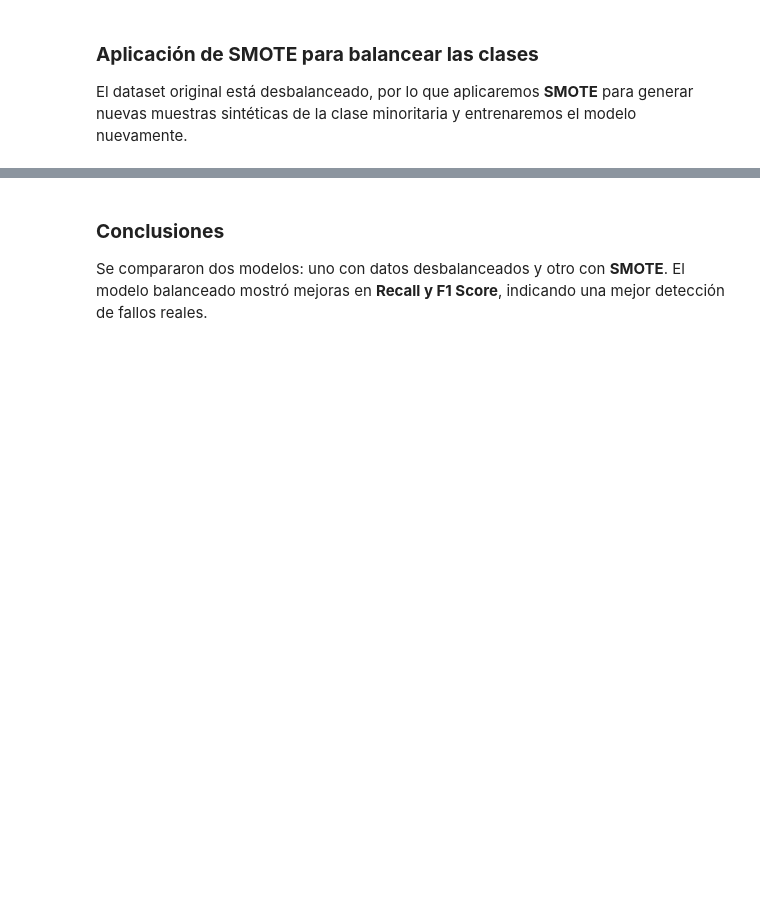
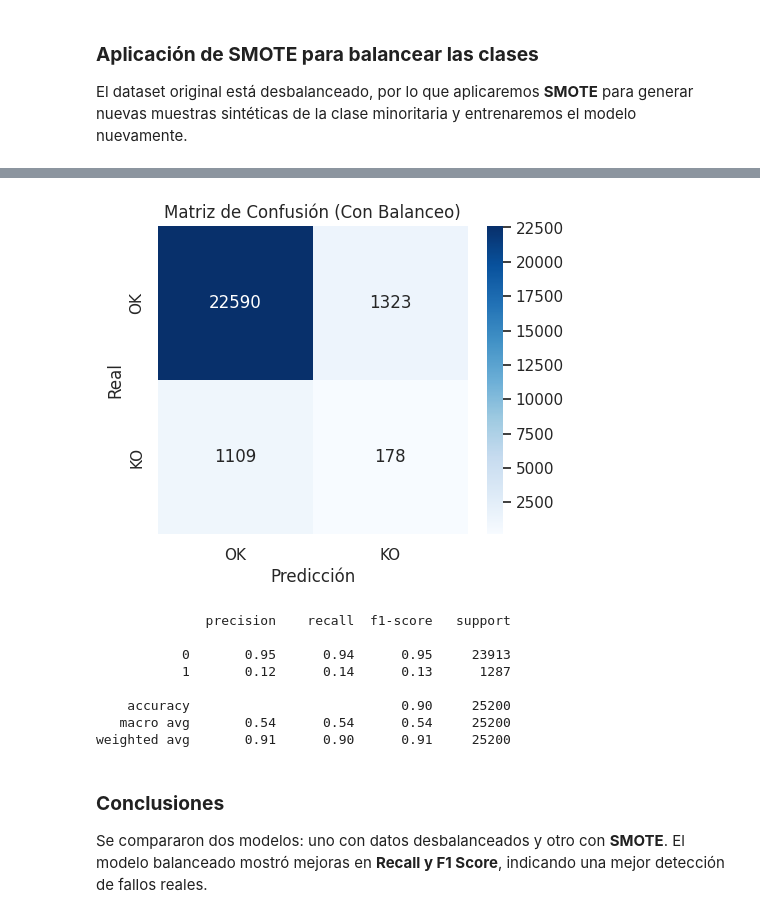
Before and after one commit to dtoralg/IE_Calidad_ML, a Jupyter notebook: Ejercicios/Modulo 4/Modulo_4_Ejercicio_2_Clasificacion_Desbalanceada_Resuelto.ipynb, the cells around one changed output, grey strips where cells are left out. Saved outputs shown, nothing was run; the diff lists cells and outputs as text; code cells hidden in the pictures; blank space fills up the shorter version.

```diff
--- a/Ejercicios/Modulo 4/Modulo_4_Ejercicio_2_Clasificacion_Desbalanceada_Resuelto.ipynb
+++ b/Ejercicios/Modulo 4/Modulo_4_Ejercicio_2_Clasificacion_Desbalanceada_Resuelto.ipynb
@@ -148,4 +164,4 @@ modelo_smote = RandomForestClassifier(n_estimators=100, random_state=42)
 modelo_smote.fit(X_train_resampled, y_train_resampled)
 
 # Hacer predicciones
-y_pred_smote = modelo_smote.predict(X_test)
+y_pred_smote = modelo_smote.predict(X_test_imputed)
@@ -155,3 +168,25 @@ print(classification_report(y_test, y_pred_smote))
+# %%
+# Celda 10: Matriz de Confusión y Métricas
+matriz_confusion = confusion_matrix(y_test, y_pred_smote)
+
+plt.figure(figsize=(5,4))
+sns.heatmap(matriz_confusion, annot=True, fmt='d', cmap='Blues', xticklabels=['OK', 'KO'], yticklabels=['OK', 'KO'])
+plt.xlabel('Predicción')
+plt.ylabel('Real')
+plt.title('Matriz de Confusión (Con Balanceo)')
+plt.show()
+
+print(classification_report(y_test, y_pred_smote))
+# %% [output]
+[figure, added]
+              precision    recall  f1-score   support
+
+           0       0.95      0.94      0.95     23913
+           1       0.12      0.14      0.13      1287
+
+    accuracy                           0.90     25200
+   macro avg       0.54      0.54      0.54     25200
+weighted avg       0.91      0.90      0.91     25200
 # %% [markdown]
 ### **Conclusiones**
 Se compararon dos modelos: uno con datos desbalanceados y otro con **SMOTE**. El modelo balanceado mostró mejoras en **Recall y F1 Score**, indicando una mejor detección de fallos reales.
```
Also changed, not shown: parts of 3 cells of this notebook.
